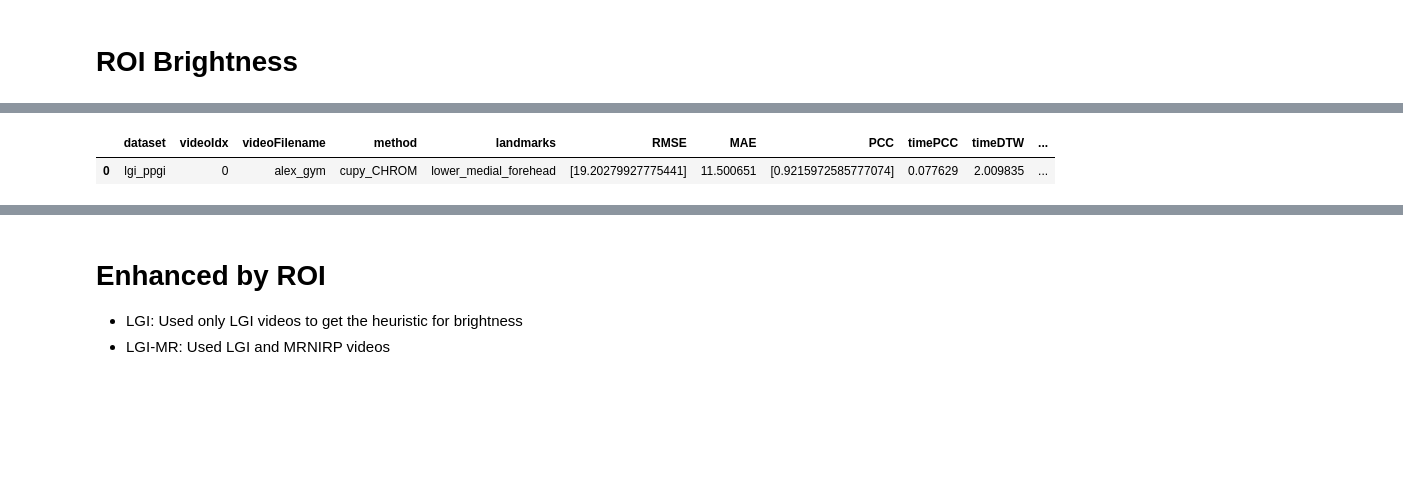
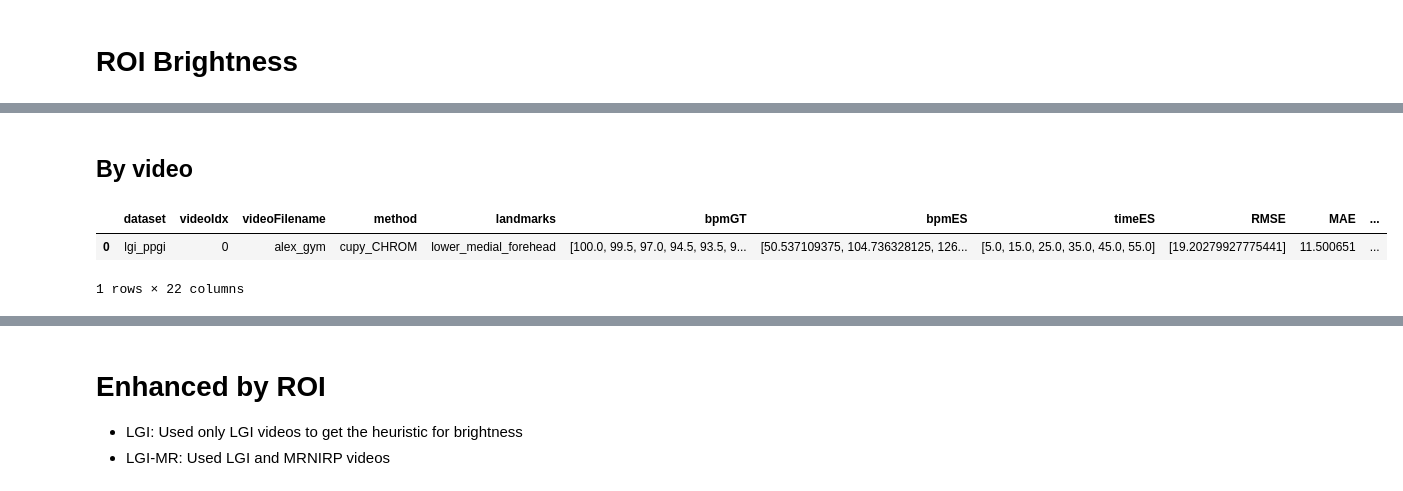
Before and after one commit to emilierp/landmark_rppg, a Jupyter notebook: project_landmarks/analyze_brightness.ipynb, the cells around one changed output, grey strips where cells are left out. Drawn from its saved outputs; the diff is of its cells as text; code cells hidden in the pictures; blank space fills up the shorter version.

```diff
--- a/project_landmarks/analyze_brightness.ipynb
+++ b/project_landmarks/analyze_brightness.ipynb
@@ -319,7 +354,9 @@ def plot_metric_rank2(df, metric, dataset_name, groupby_col='landmarks_id', top=
     box.set_title(title)
     return y
 
-x = df[(df['dataset'] == 'lgi_ppgi') & df['videoFilename'].str.contains('resting') | (df['dataset'] == 'mr_nirp') | (df['dataset'] == 'ubfc_phys')].query('landmarks_len == 2').copy().reset_index(drop=True)
+fig, ax = plt.subplots(1,1, figsize=(8,3))
+y = plot_metric_rank2(df, 'MAE', 'All', groupby_col='landmarks_id', top=10, agg_fct='mean', ax=ax, fig=fig)
+x = df[(df['dataset'] == 'lgi_ppgi') & df['videoFilename'].str.contains('resting') | (df['dataset'] == 'mr_nirp') | (df['dataset'] == 'ubfc_phys')].copy().reset_index(drop=True)
 fig, ax = plt.subplots(1,1, figsize=(8,3))
 y = plot_metric_rank2(x, 'MAE', 'Still', groupby_col='landmarks_id', top=10, agg_fct='mean', ax=ax, fig=fig)
 # %% [output]
@@ -340,0 +466,19 @@ y = plot_metric_rank2(x, 'MAE', 'Still', groupby_col='landmarks_id', top=10, agg
+# %%
+# To compare with brighter version
+
+## Still
+metric, agg_fct, ascending = 'MAE', 'mean', True
+x = df[(df['dataset'] == 'lgi_ppgi') & df['videoFilename'].str.contains('resting') | (df['dataset'] == 'mr_nirp') & df['videoFilename'].str.contains('still') | (df['dataset'] == 'ubfc_phys')].copy().reset_index(drop=True)
+y = x.groupby(['landmarks', 'ROI'])[metric].agg(['median','mean','std']).sort_values(by=agg_fct, ascending=ascending).reset_index()
+display(y)
+
+## Motion
+metric, agg_fct, ascending = 'MAE', 'mean', True
+x = df[(df['dataset'] == 'lgi_ppgi') & ~df['videoFilename'].str.contains('resting')].copy().reset_index(drop=True)
+y = x.groupby(['landmarks', 'ROI'])[metric].agg(['median','mean','std']).sort_values(by=agg_fct, ascending=ascending).reset_index()
+display(y)
+
+## All
+metric, agg_fct, ascending = 'MAE', 'mean', True
+y = df.groupby(['landmarks', 'ROI'])[metric].agg(['median','mean','std']).sort_values(by=agg_fct, ascending=ascending).reset_index()
+display(y)
@@ -600,0 +824,12 @@ video_diff.plot(x='brightness', y='best', kind='bar', figsize=(16,3), rot=0, tit
+# %%
+fig, ax = plt.subplots(6,3, figsize=(16,15))
+for i, landmark in enumerate(df['landmarks'].unique()):
+    x = df.query(f'landmarks == "{landmark}"')
+    sns.scatterplot(x='ldmk_brightness', y='AE', data=x, ax=ax[i//3, i%3], markers='x', alpha=0.3)
+    ax[i//3, i%3].set_title(landmark.replace('_', ' '), fontsize=13)
+    ax[i//3, i%3].set_xlabel('')
+    ax[i//3, i%3].set_ylabel('')
+fig.supylabel(r'$\Delta$BPM',fontsize=15)
+fig.supxlabel('Brightness', fontsize=15)
+fig.tight_layout()
+plt.show()
@@ -601,45 +843,48 @@ video_diff.plot(x='brightness', y='best', kind='bar', figsize=(16,3), rot=0, tit
+# %% [markdown]
+## By video
 # %%
 import ast
 
 df_roi, df = pd.DataFrame(), pd.DataFrame()
-for dataset_name in ['LGI_PPGI', 'MR_NIRP']:
+# for dataset_name in ['LGI_PPGI', 'MR_NIRP']:
+for dataset_name in DATASETS:
     df_roi = pd.read_csv(f'../results/no_overlap/{dataset_name}/roi_brightness.csv')
     df_video = pd.read_csv(f'../results/no_overlap/{dataset_name}/face_brightness.csv')
     for roi in df_roi.columns[2:]:
         df_roi[roi] = df_roi[roi].apply(lambda x: np.mean(ast.literal_eval(x)))
 
-    tmp = pd.read_hdf(f'../results/no_overlap/{dataset_name}/{SAMPLING}/{dataset_name}_28.h5').drop(columns=['bpmGT', 'bpmES', 'BVP_win', 'timeGT','timeES', 'config'])
+    tmp = pd.read_hdf(f'../results/no_overlap/{dataset_name}/{SAMPLING}/{dataset_name}_28.h5').drop(columns=['BVP_win', 'timeGT', 'config'])
     tmp['landmarks'] = tmp['landmarks'].apply(lambda x: x[0])
     # merge df_roi to df by matching values in the column 'landmarks' in df to the column names in df_roi
     tmp = tmp.merge(df_roi.melt(id_vars=['videoFilename','dataset'], var_name='landmarks', value_name='ldmk_brightness'), on=['dataset','videoFilename', 'landmarks'], how='left')
     tmp = tmp.merge(df_video.rename({'brightness':'video_brightness'},axis=1), on=['videoFilename','dataset'], how='left')
     df = pd.concat([df, tmp], ignore_index=True)
 
 df['MAE'] = df['MAE'].apply(lambda x: x[0])
 datasets = df['dataset'].unique()
 df['datasets'] = df['dataset'].apply(lambda x: datasets)
 
 # # for now just consider resting
-# # df_roi = df_roi.query('videoFilename.str.contains("resting")', engine='python')
-# # df = df.query('videoFilename.str.contains("resting")', engine='python')
+df = get_pruned(df)
 
 # rename the left and right components as one landmark
 df['landmarks'] = df['landmarks'].apply(lambda x: x.replace('left_', '').replace('right_', ''))
 
 # bin brightness values and calculate the average MAE for each bin
 df['ldmk_brightness_bin'] = pd.cut(df['ldmk_brightness'], bins=[0,100,140,220], labels=['-100', '100-140','140-'], right=False)
-df['mae_brightness_bin'] = df.groupby(['landmarks', 'ldmk_brightness_bin'])['MAE'].transform('mean').apply(lambda x: round(x, 2))
+df['mae_brightness_bin'] = df.groupby(['landmarks', 'ldmk_brightness_bin'])['MAE'].transform('median').apply(lambda x: round(x, 2))
 
 # groupby landmarks, ldmk_brightness_bin that gave the best MAE on average
 ldmk_best_brightness = df.groupby(['landmarks', 'ldmk_brightness_bin'])['MAE'].mean().unstack().idxmin(axis=1).reset_index(name='best_ldmk_brightness')
 df = df.merge(ldmk_best_brightness, on='landmarks', how='left')
 brightness_target = {'-100':80, '140-':160, '100-140':120}
 df['target'] = df['best_ldmk_brightness'].apply(lambda x: brightness_target[x])
 
 df.head(1)
 # %% [output]
-|  | dataset | videoIdx | videoFilename | method | landmarks | RMSE | MAE | PCC | timePCC | timeDTW | ... |
-| 0 | lgi_ppgi | 0 | alex_gym | cupy_CHROM | lower_medial_forehead | [19.20279927775441] | 11.500651 | [0.9215972585777074] | 0.077629 | 2.009835 | ... |
+|  | dataset | videoIdx | videoFilename | method | landmarks | bpmGT | bpmES | timeES | RMSE | MAE | ... |
+| 0 | lgi_ppgi | 0 | alex_gym | cupy_CHROM | lower_medial_forehead | [100.0, 99.5, 97.0, 94.5, 93.5, 9... | [50.537109375, 104.736328125, 126... | [5.0, 15.0, 25.0, 35.0, 45.0, 55.0] | [19.20279927775441] | 11.500651 | ... |
+1 rows × 22 columns
 # %%
 df.query('ldmk_brightness_bin == best_ldmk_brightness', engine='python').drop_duplicates(['landmarks'])[['landmarks', 'best_ldmk_brightness', 'mae_brightness_bin', 'target']]
 # %% [output]
```
Also changed, not shown: parts of 37 cells of this notebook, 20 other files.
